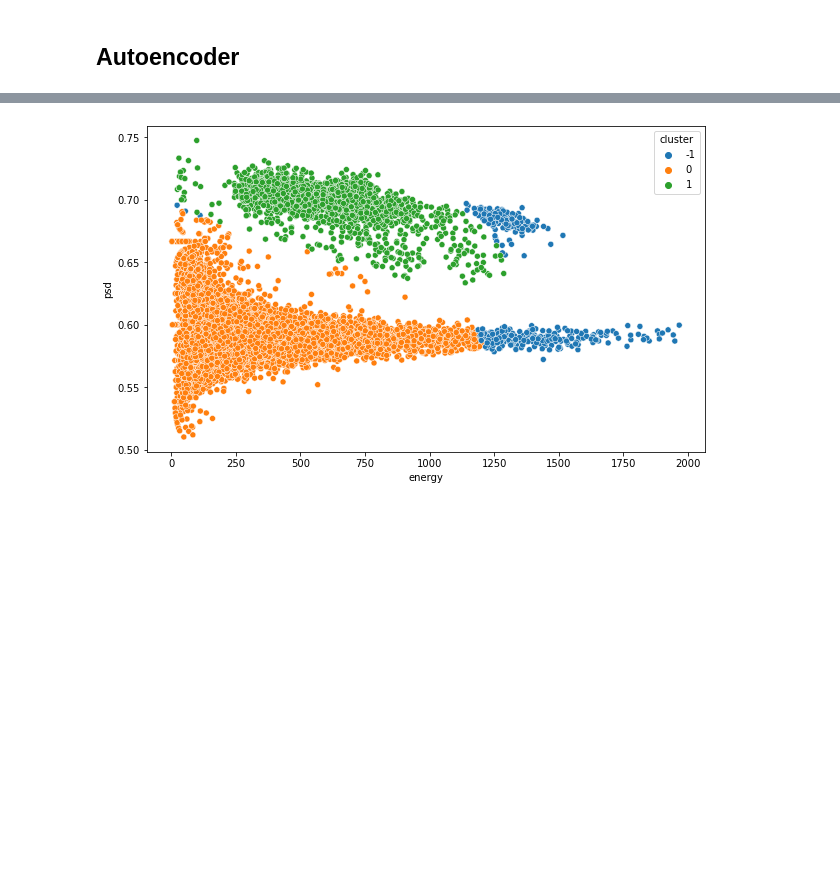
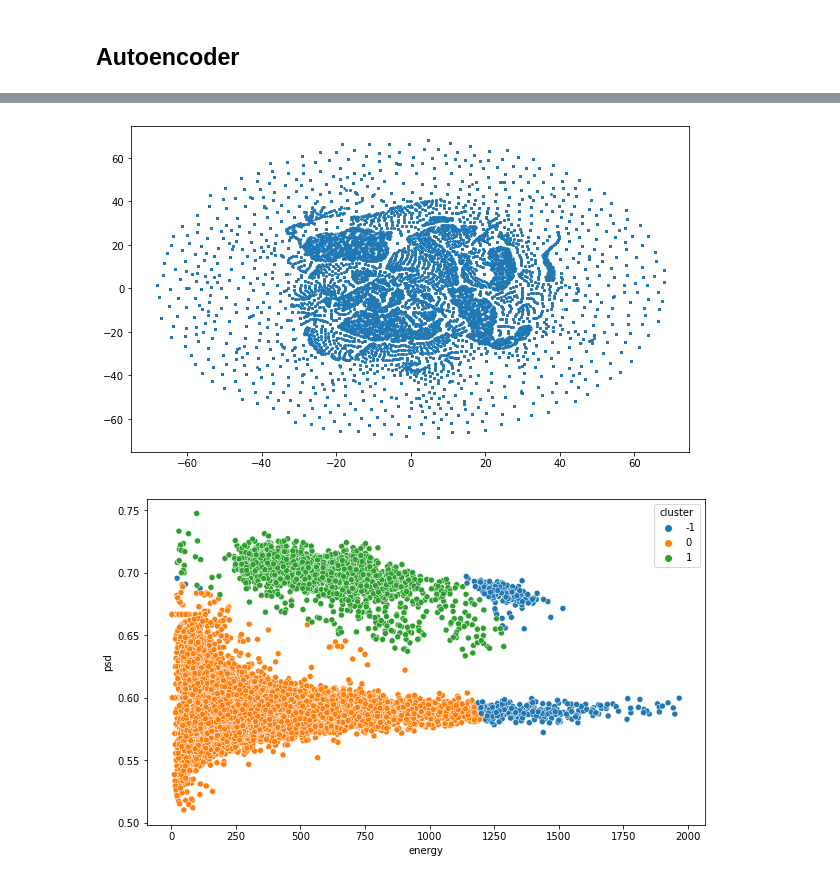
Before and after one commit to niklai99/advanced-laboratory, a Jupyter notebook: beam-analysis/particle-identification.ipynb, the cells around one changed output, grey strips where cells are left out. Drawn from its saved outputs; the diff is of its cells as text; code cells hidden in the pictures; blank space fills up the shorter version.

Commit message:
pushing plots

```diff
--- a/beam-analysis/particle-identification.ipynb
+++ b/beam-analysis/particle-identification.ipynb
@@ -371,4 +374,24 @@ plt.show()
 ... (6 outputs left out)
+# %%
+# TSNE
+from sklearn.manifold import TSNE
+
+# TSNE on the latent space to visualize the clusters in 2 dimensions
+tsne = TSNE(n_components=2, perplexity=30, n_iter=1000, random_state=42)
+
+tsne_data = tsne.fit_transform(latent_space)
+
+# convert to pandas dataframe
+tsne_data = pd.DataFrame(tsne_data, columns=["x", "y"])
+
+# visualize the clusters in 2D
+fig, ax = plt.subplots(1, 1, figsize=(10, 6))
+
+ax.scatter(tsne_data["x"], tsne_data["y"], s=1, label="TSNE")
+
+plt.show()
+# %% [output]
+[figure, added]
 # %%
 # use DBSCAN to find clusters
 
```
Also changed, not shown: parts of 4 cells of this notebook, 5 other files.
